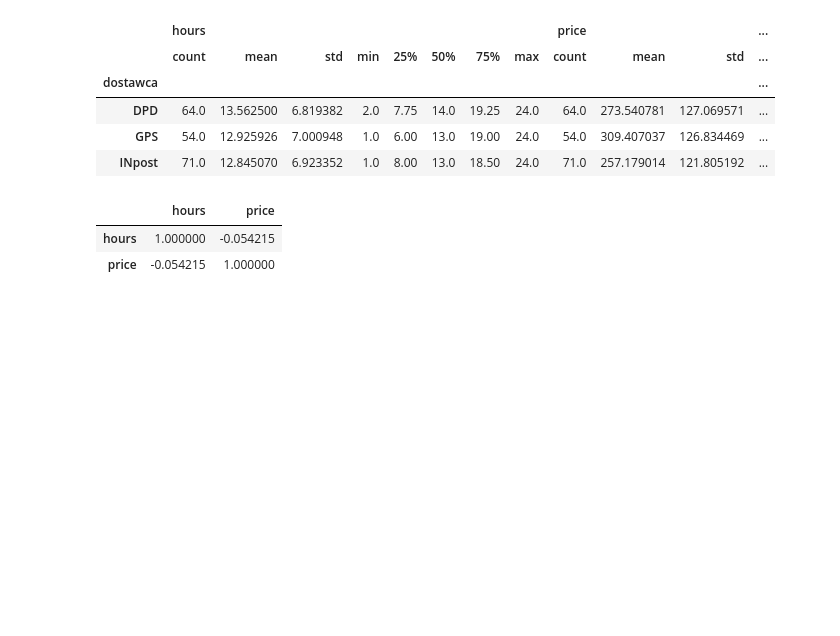
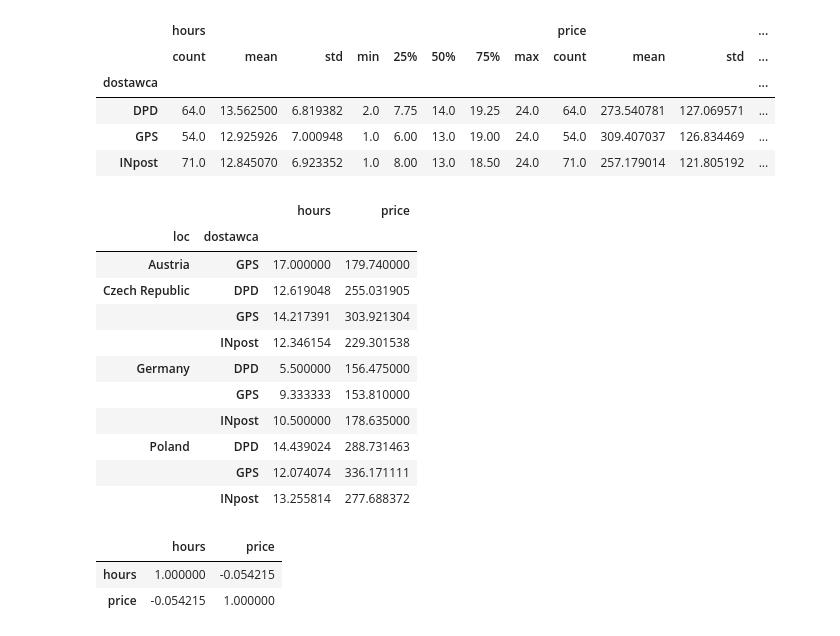
Before and after one commit to quNadi/customer_analiza, a Jupyter notebook: deliver.ipynb, the cells around one changed output. Drawn from its saved outputs; the diff is of its cells as text; code cells hidden in the pictures; blank space fills up the shorter version.

```diff
--- a/deliver.ipynb
+++ b/deliver.ipynb
@@ -81,4 +81,21 @@ grouped.describe()
 | DPD | 64.0 | 13.562500 | 6.819382 | 2.0 | 7.75 | 14.0 | 19.25 | 24.0 | 64.0 | 273.540781 | 127.069571 | ... |
 | GPS | 54.0 | 12.925926 | 7.000948 | 1.0 | 6.00 | 13.0 | 19.00 | 24.0 | 54.0 | 309.407037 | 126.834469 | ... |
 | INpost | 71.0 | 12.845070 | 6.923352 | 1.0 | 8.00 | 13.0 | 18.50 | 24.0 | 71.0 | 257.179014 | 121.805192 | ... |
+# %%
+#analysis location group - deliver company (average price and hours )
+
+pd.pivot_table(deliver,index=['loc','dostawca'],values=['hours','price'] )
+# %% [output]
+|  |  | hours | price |
+| loc | dostawca |  |  |
+| Austria | GPS | 17.000000 | 179.740000 |
+| Czech Republic | DPD | 12.619048 | 255.031905 |
+|  | GPS | 14.217391 | 303.921304 |
+|  | INpost | 12.346154 | 229.301538 |
+| Germany | DPD | 5.500000 | 156.475000 |
+|  | GPS | 9.333333 | 153.810000 |
+|  | INpost | 10.500000 | 178.635000 |
+| Poland | DPD | 14.439024 | 288.731463 |
+|  | GPS | 12.074074 | 336.171111 |
+|  | INpost | 13.255814 | 277.688372 |
 # %%
```
Also changed, not shown: parts of 4 cells of this notebook.
